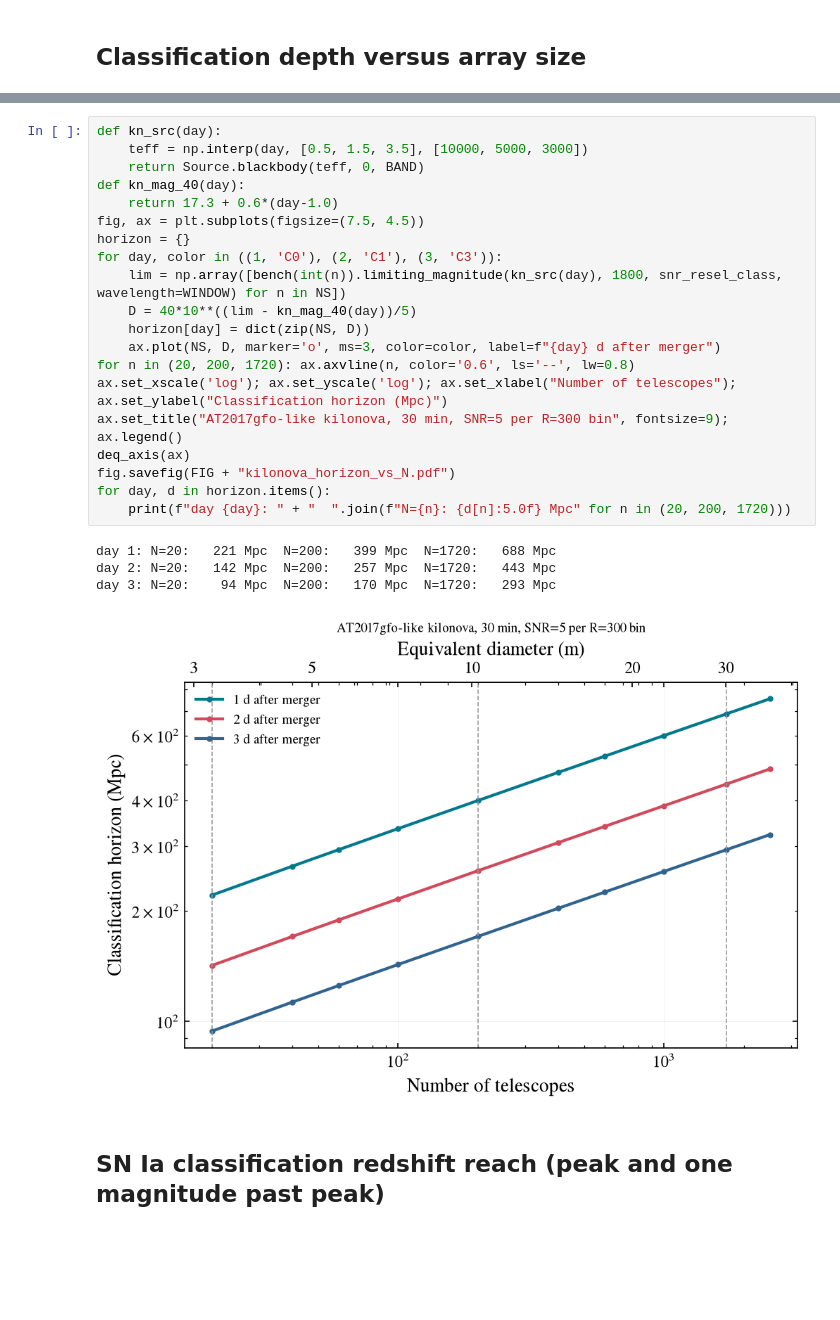
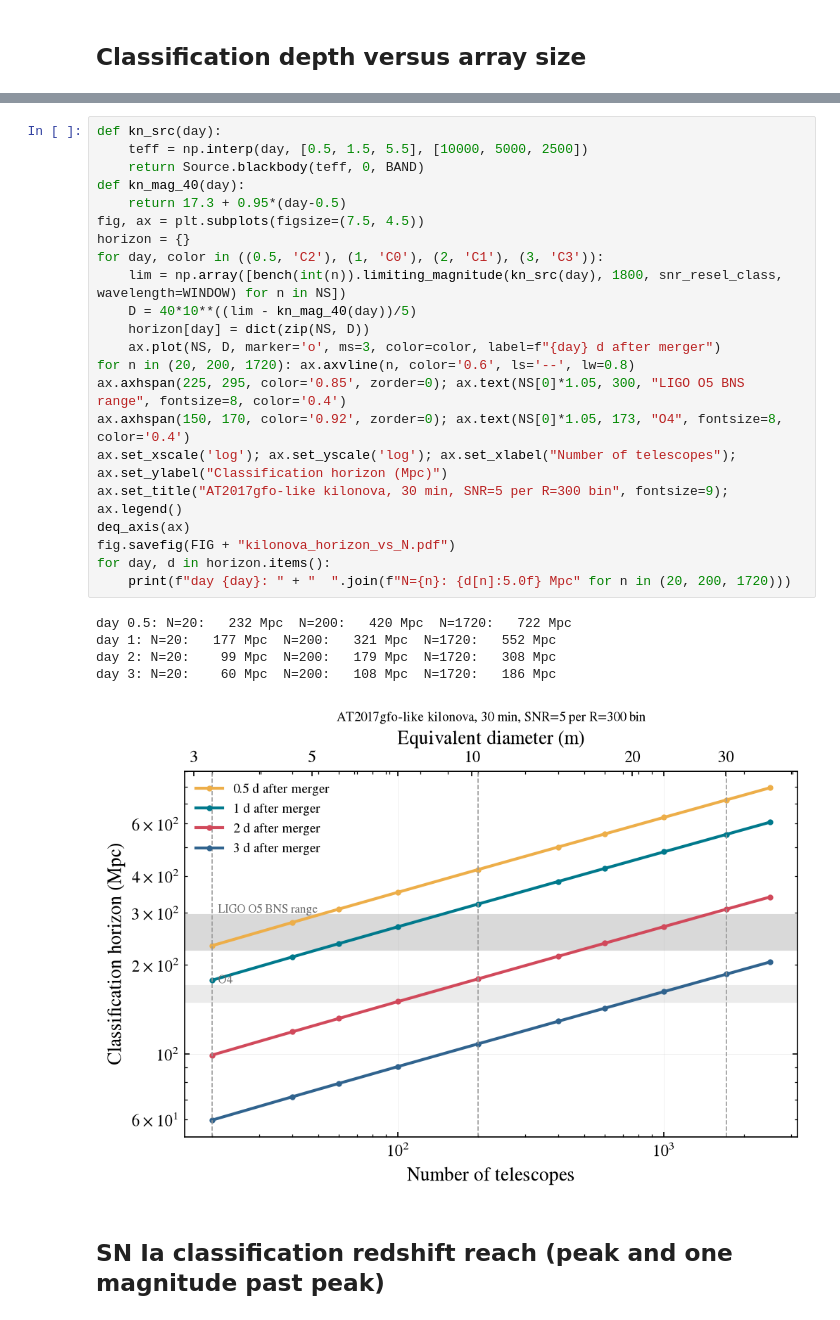
Before and after one commit to schmidt-observatories/lfast-etc, a Jupyter notebook: notebooks/07_time_domain_lsst_era.ipynb, the cells around one changed output, grey strips where cells are left out. Saved outputs shown, nothing was run; the diff lists cells and outputs as text; blank space fills up the shorter version.

```diff
--- a/notebooks/07_time_domain_lsst_era.ipynb
+++ b/notebooks/07_time_domain_lsst_era.ipynb
@@ -84,28 +84,31 @@ range is a few hundred Mpc (see memo for the cited values).
 # %%
 def kn_src(day):
-    teff = np.interp(day, [0.5, 1.5, 3.5], [10000, 5000, 3000])
+    teff = np.interp(day, [0.5, 1.5, 5.5], [10000, 5000, 2500])
     return Source.blackbody(teff, 0, BAND)
 def kn_mag_40(day):
-    return 17.3 + 0.6*(day-1.0)
+    return 17.3 + 0.95*(day-0.5)
 fig, ax = plt.subplots(figsize=(7.5, 4.5))
 horizon = {}
-for day, color in ((1, 'C0'), (2, 'C1'), (3, 'C3')):
+for day, color in ((0.5, 'C2'), (1, 'C0'), (2, 'C1'), (3, 'C3')):
     lim = np.array([bench(int(n)).limiting_magnitude(kn_src(day), 1800, snr_resel_class, wavelength=WINDOW) for n in NS])
     D = 40*10**((lim - kn_mag_40(day))/5)
     horizon[day] = dict(zip(NS, D))
     ax.plot(NS, D, marker='o', ms=3, color=color, label=f"{day} d after merger")
 for n in (20, 200, 1720): ax.axvline(n, color='0.6', ls='--', lw=0.8)
+ax.axhspan(225, 295, color='0.85', zorder=0); ax.text(NS[0]*1.05, 300, "LIGO O5 BNS range", fontsize=8, color='0.4')
+ax.axhspan(150, 170, color='0.92', zorder=0); ax.text(NS[0]*1.05, 173, "O4", fontsize=8, color='0.4')
 ax.set_xscale('log'); ax.set_yscale('log'); ax.set_xlabel("Number of telescopes"); ax.set_ylabel("Classification horizon (Mpc)")
 ax.set_title("AT2017gfo-like kilonova, 30 min, SNR=5 per R=300 bin", fontsize=9); ax.legend()
 deq_axis(ax)
 fig.savefig(FIG + "kilonova_horizon_vs_N.pdf")
 for day, d in horizon.items():
     print(f"day {day}: " + "  ".join(f"N={n}: {d[n]:5.0f} Mpc" for n in (20, 200, 1720)))
 # %% [output]
-day 1: N=20:   221 Mpc  N=200:   399 Mpc  N=1720:   688 Mpc
-day 2: N=20:   142 Mpc  N=200:   257 Mpc  N=1720:   443 Mpc
-day 3: N=20:    94 Mpc  N=200:   170 Mpc  N=1720:   293 Mpc
+day 0.5: N=20:   232 Mpc  N=200:   420 Mpc  N=1720:   722 Mpc
+day 1: N=20:   177 Mpc  N=200:   321 Mpc  N=1720:   552 Mpc
+day 2: N=20:    99 Mpc  N=200:   179 Mpc  N=1720:   308 Mpc
+day 3: N=20:    60 Mpc  N=200:   108 Mpc  N=1720:   186 Mpc
-[figure, old version]
+[figure, new version]
 # %% [markdown]
 ## SN Ia classification redshift reach (peak and one magnitude past peak)
 # %%
```
Also changed, not shown: parts of 3 cells of this notebook, 9 other files.
